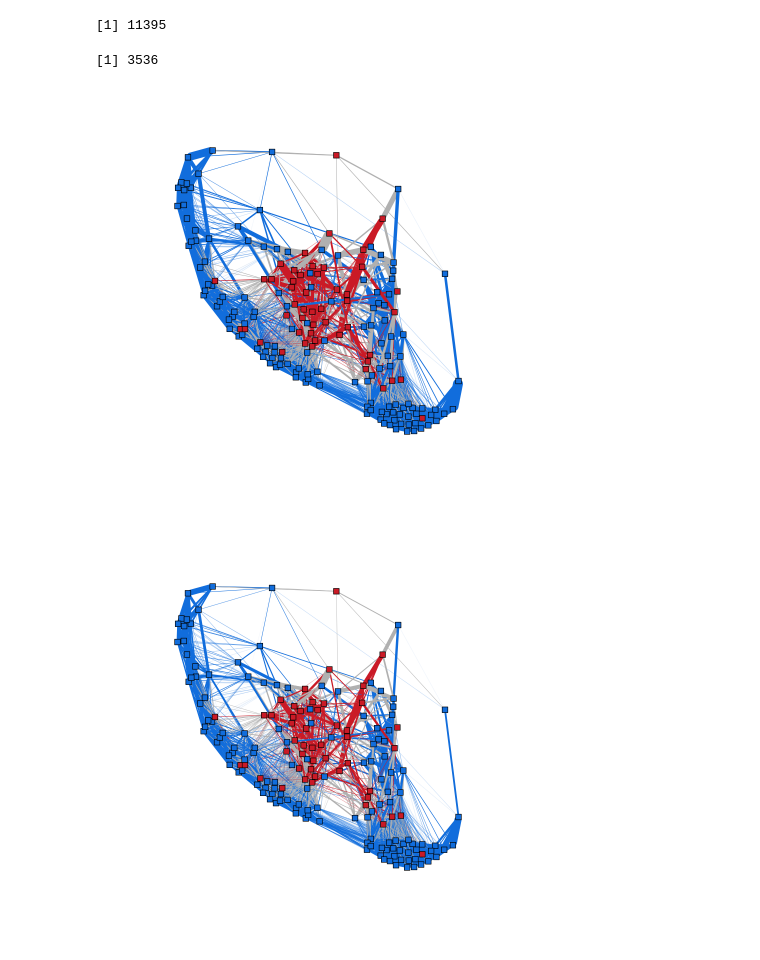
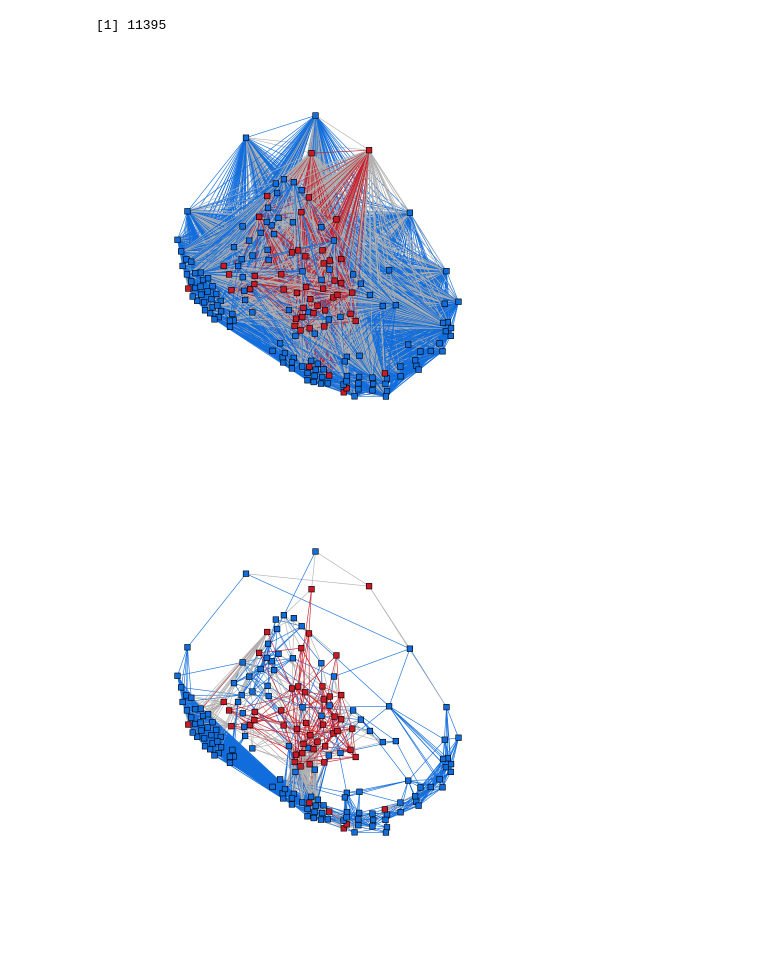
Before and after one commit to convexfi/sparseGraph, a Jupyter notebook: experiments/coronavirus/covid-19-brazil.ipynb, the cells around one changed output. Drawn from its saved outputs; the diff is of its cells as text; code cells hidden in the pictures.

```diff
--- a/experiments/coronavirus/covid-19-brazil.ipynb
+++ b/experiments/coronavirus/covid-19-brazil.ipynb
@@ -251,60 +251,28 @@ elapsed
 .5 * sum(graph_admm$Adjacency > 0)
 # %% [output]
 [1] 11395
-# %%
-Adjacency <- graph_admm$Adjacency
-Adjacency[Adjacency < 1e-5] <- 0
-# %%
-.5 * sum(Adjacency > 0)
-# %% [output]
-[1] 3536
 # %%
 net <- graph_from_adjacency_matrix(graph_admm$Adjacency, mode = "undirected", weighted = TRUE)
 la_true <- layout_nicely(net)
 colors <- c("#0984e3", "#d63031")
-clusters <- array(0, length(labels))
-for (i in c(1:length(labels_num))) {
-  if (labels_num[i] == 1) {
-    clusters[i] = 1
-  } else if (labels_num[i] == 2) {
-    clusters[i] = 2
-  }
-}
-V(net)$cluster <- clusters
+V(net)$cluster <- labels_num
 E(net)$color <- apply(as.data.frame(get.edgelist(net)), 1,
                      function(x) ifelse(V(net)$cluster[x[1]] == V(net)$cluster[x[2]],
                                         colors[V(net)$cluster[x[1]]], "grey"))
-V(net)$color <- colors[clusters]
-#setEPS()
-#postscript("brazil-covid-admm.ps", family = "Palatino", height = 8, width = 8)
+V(net)$color <- colors[labels_num]
 plot(net, layout = la_true,
-     vertex.label = NA, vertex.size = 4, vertex.shape = 'square',
-     edge.width = .3 * E(net)$weight / mean(E(net)$weight))
-#dev.off()
+     vertex.label = NA, vertex.size = 4, vertex.shape = 'square')
 # %% [output]
-[figure, old version]
+[figure, new version]
 # %%
-net <- graph_from_adjacency_matrix(Adjacency, mode = "undirected", weighted = TRUE)
-colors <- c("#0984e3", "#d63031")
-clusters <- array(0, length(labels))
-for (i in c(1:length(labels_num))) {
-  if (labels_num[i] == 1) {
-    clusters[i] = 1
-  } else if (labels_num[i] == 2) {
-    clusters[i] = 2
-  }
-}
-V(net)$cluster <- clusters
+net <- graph_from_adjacency_matrix(graph_scad$adjacency, mode = "undirected", weighted = TRUE)
+V(net)$cluster <- labels_num
 E(net)$color <- apply(as.data.frame(get.edgelist(net)), 1,
                      function(x) ifelse(V(net)$cluster[x[1]] == V(net)$cluster[x[2]],
                                         colors[V(net)$cluster[x[1]]], "grey"))
-V(net)$color <- colors[clusters]
-#setEPS()
-#postscript("brazil-covid-admm-clipped.ps", family = "Palatino", height = 8, width = 8)
+V(net)$color <- colors[labels_num]
 plot(net, layout = la_true,
-     vertex.label = NA, vertex.size = 4, vertex.shape = 'square',
-     edge.width = E(net)$weight / mean(E(net)$weight))
-#dev.off()
+     vertex.label = NA, vertex.size = 4, vertex.shape = 'square')
 # %% [output]
-[figure, old version]
+[figure, new version]
 # %%
```
Also changed, not shown: parts of 5 cells of this notebook, 2 other files.
